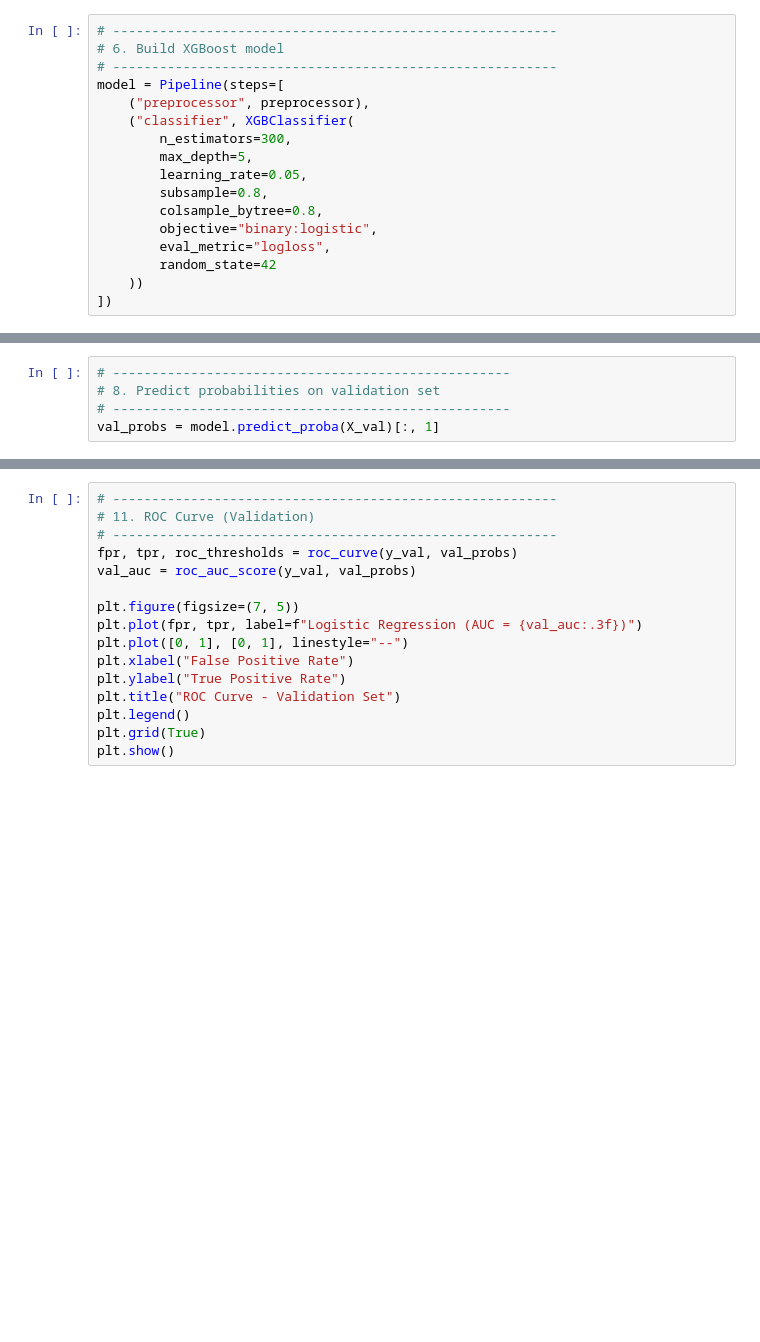
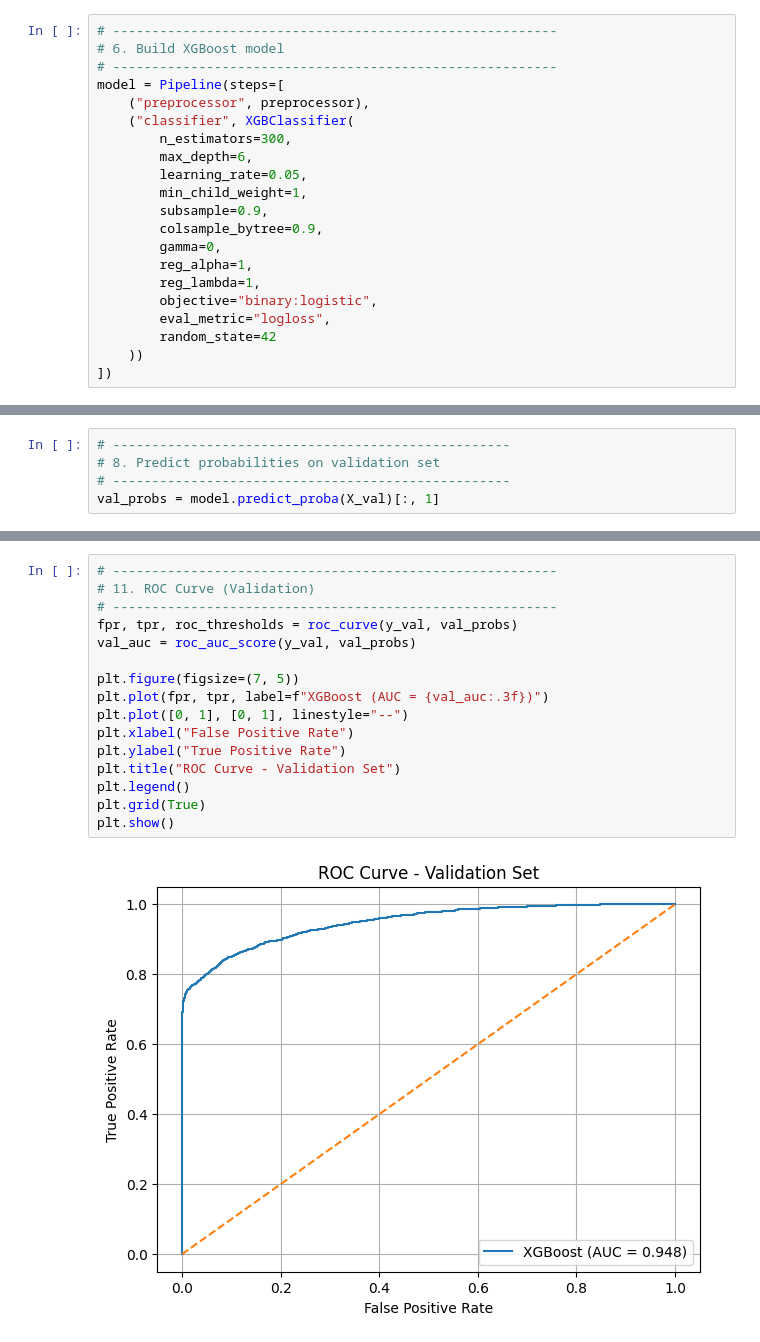
Before and after one commit to DaneshBU/CS506-Project, a Jupyter notebook: XGBoost.ipynb, the cells around one changed output, grey strips where cells are left out. Cells and saved outputs as stored; diff of their text form; blank space fills up the shorter version.

```diff
--- a/XGBoost.ipynb
+++ b/XGBoost.ipynb
@@ -116,10 +149,14 @@ model = Pipeline(steps=[
     ("preprocessor", preprocessor),
     ("classifier", XGBClassifier(
         n_estimators=300,
-        max_depth=5,
+        max_depth=6,
         learning_rate=0.05,
-        subsample=0.8,
-        colsample_bytree=0.8,
+        min_child_weight=1,
+        subsample=0.9,
+        colsample_bytree=0.9,
+        gamma=0,
+        reg_alpha=1,
+        reg_lambda=1,
         objective="binary:logistic",
         eval_metric="logloss",
         random_state=42
@@ -182,19 +273,21 @@ print(classification_report(y_val, val_preds, zero_division=0))
 # %%
 # ---------------------------------------------------------
 # 11. ROC Curve (Validation)
 # ---------------------------------------------------------
 fpr, tpr, roc_thresholds = roc_curve(y_val, val_probs)
 val_auc = roc_auc_score(y_val, val_probs)
 
 plt.figure(figsize=(7, 5))
-plt.plot(fpr, tpr, label=f"Logistic Regression (AUC = {val_auc:.3f})")
+plt.plot(fpr, tpr, label=f"XGBoost (AUC = {val_auc:.3f})")
 plt.plot([0, 1], [0, 1], linestyle="--")
 plt.xlabel("False Positive Rate")
 plt.ylabel("True Positive Rate")
 plt.title("ROC Curve - Validation Set")
 plt.legend()
 plt.grid(True)
 plt.show()
+# %% [output]
+[figure, added]
 # %%
 # ---------------------------------------------------------
 # 12. Precision-Recall Curve (Validation)
```
Also changed, not shown: parts of 16 cells of this notebook, 2 other files.
